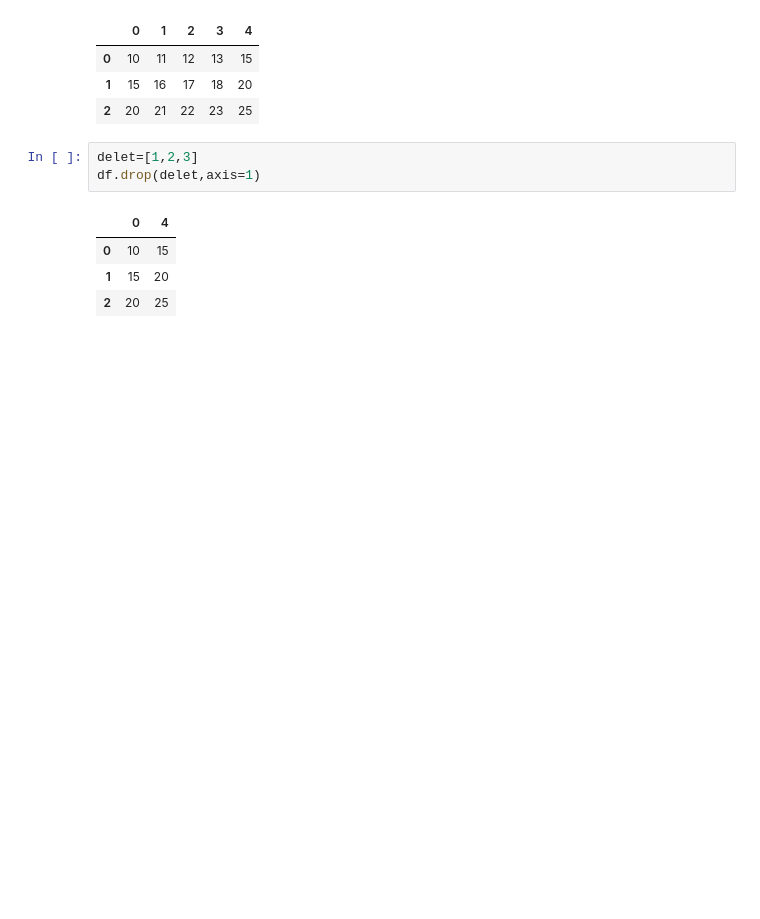
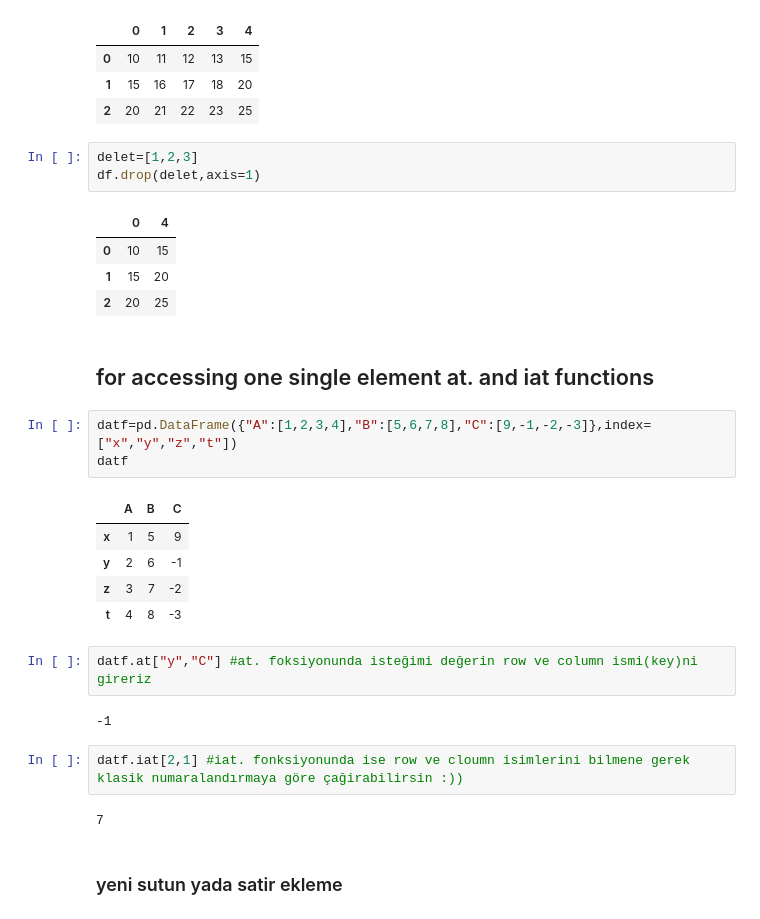
Before and after one commit to GokceSoylu/Data_Science, a Jupyter notebook: Panel Data/elemanIslemleri.ipynb, the cells around one changed output. Saved outputs shown, nothing was run; the diff lists cells and outputs as text; blank space fills up the shorter version.

```diff
--- a/Panel Data/elemanIslemleri.ipynb
+++ b/Panel Data/elemanIslemleri.ipynb
@@ -132,3 +132,24 @@ df.drop(delet,axis=1)
 | 0 | 10 | 15 |
 | 1 | 15 | 20 |
 | 2 | 20 | 25 |
+# %% [markdown]
+## for accessing one single element at. and iat functions
+# %%
+datf=pd.DataFrame({"A":[1,2,3,4],"B":[5,6,7,8],"C":[9,-1,-2,-3]},index=["x","y","z","t"])
+datf
+# %% [output]
+|  | A | B | C |
+| x | 1 | 5 | 9 |
+| y | 2 | 6 | -1 |
+| z | 3 | 7 | -2 |
+| t | 4 | 8 | -3 |
+# %%
+datf.at["y","C"] #at. foksiyonunda isteğimi değerin row ve column ismi(key)ni gireriz
+# %% [output]
+-1
+# %%
+datf.iat[2,1] #iat. fonksiyonunda ise row ve cloumn isimlerini bilmene gerek klasik numaralandırmaya göre çağirabilirsin :))
+# %% [output]
+7
+# %% [markdown]
+### yeni sutun yada satir ekleme
```
Also changed, not shown: parts of 7 cells of this notebook.
